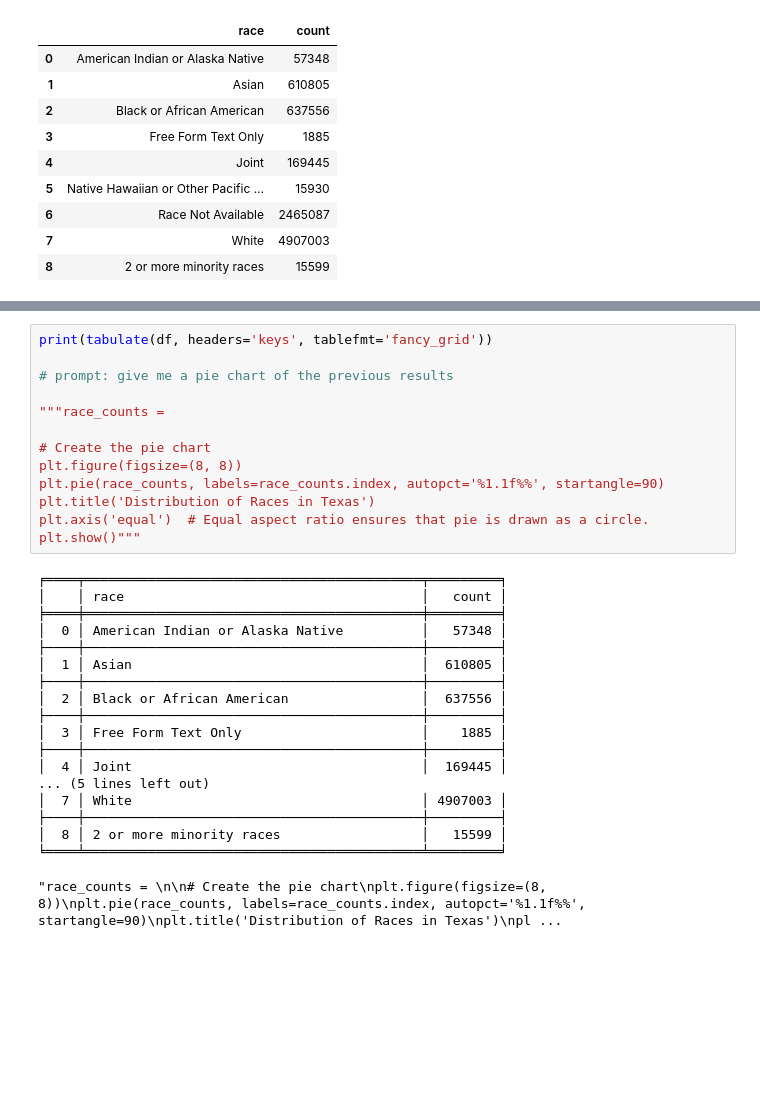
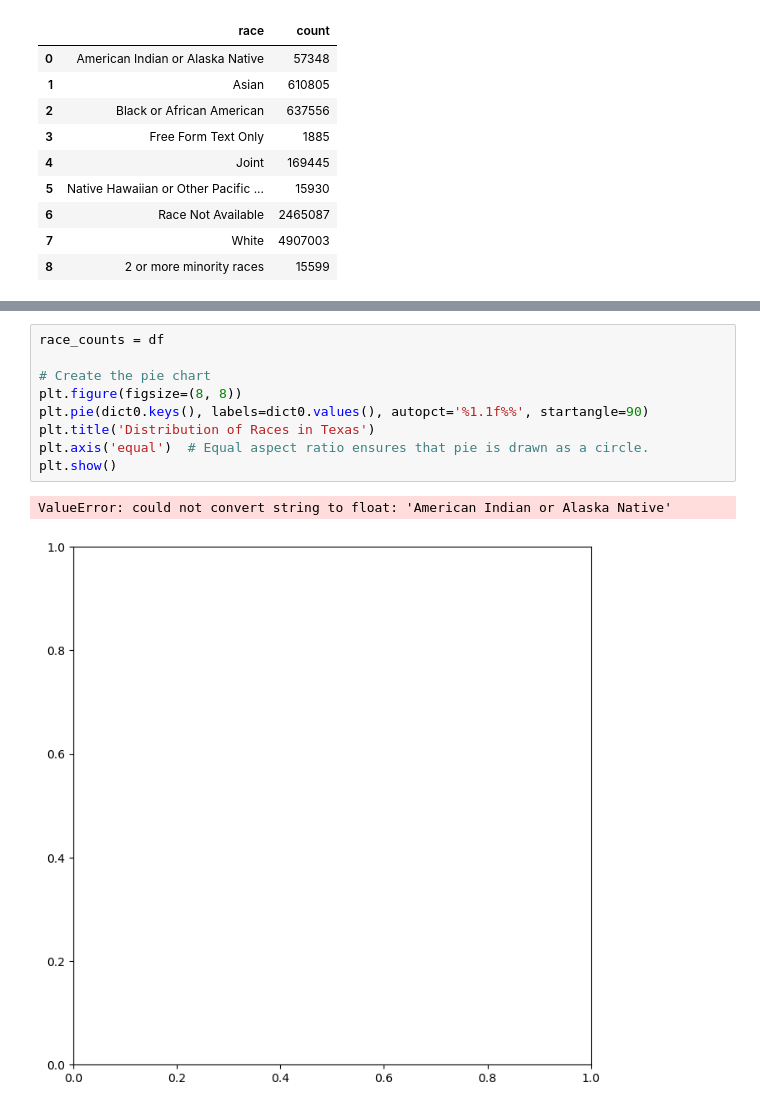
Before and after one commit to ghalys/mortgage_loans_analysis, a Jupyter notebook: data_visualisation (1).ipynb, the cells around one changed output, grey strips where cells are left out. Saved outputs shown, nothing was run; the diff lists cells and outputs as text; blank space fills up the shorter version.

```diff
--- a/data_visualisation (1).ipynb
+++ b/data_visualisation (1).ipynb
@@ -345,32 +381,12 @@ df
 # %%
-print(tabulate(df, headers='keys', tablefmt='fancy_grid'))
-
-# prompt: give me a pie chart of the previous results
-
-"""race_counts =
+race_counts = df
 
 # Create the pie chart
 plt.figure(figsize=(8, 8))
-plt.pie(race_counts, labels=race_counts.index, autopct='%1.1f%%', startangle=90)
+plt.pie(dict0.keys(), labels=dict0.values(), autopct='%1.1f%%', startangle=90)
 plt.title('Distribution of Races in Texas')
 plt.axis('equal')  # Equal aspect ratio ensures that pie is drawn as a circle.
-plt.show()"""
+plt.show()
 # %% [output]
-╒════╤═══════════════════════════════════════════╤═════════╕
-│    │ race                                      │   count │
-╞════╪═══════════════════════════════════════════╪═════════╡
-│  0 │ American Indian or Alaska Native          │   57348 │
-├────┼───────────────────────────────────────────┼─────────┤
-│  1 │ Asian                                     │  610805 │
-├────┼───────────────────────────────────────────┼─────────┤
-│  2 │ Black or African American                 │  637556 │
-├────┼───────────────────────────────────────────┼─────────┤
-│  3 │ Free Form Text Only                       │    1885 │
-├────┼───────────────────────────────────────────┼─────────┤
-│  4 │ Joint                                     │  169445 │
-... (5 lines left out)
-│  7 │ White                                     │ 4907003 │
-├────┼───────────────────────────────────────────┼─────────┤
-│  8 │ 2 or more minority races                  │   15599 │
-╘════╧═══════════════════════════════════════════╧═════════╛
+ValueError: could not convert string to float: 'American Indian or Alaska Native'
-"race_counts = \n\n# Create the pie chart\nplt.figure(figsize=(8, 8))\nplt.pie(race_counts, labels=race_counts.index, autopct='%1.1f%%', startangle=90)\nplt.title('Distribution of Races in Texas')\npl ...
+[figure, added]
```
Also changed, not shown: parts of 4 cells of this notebook.
